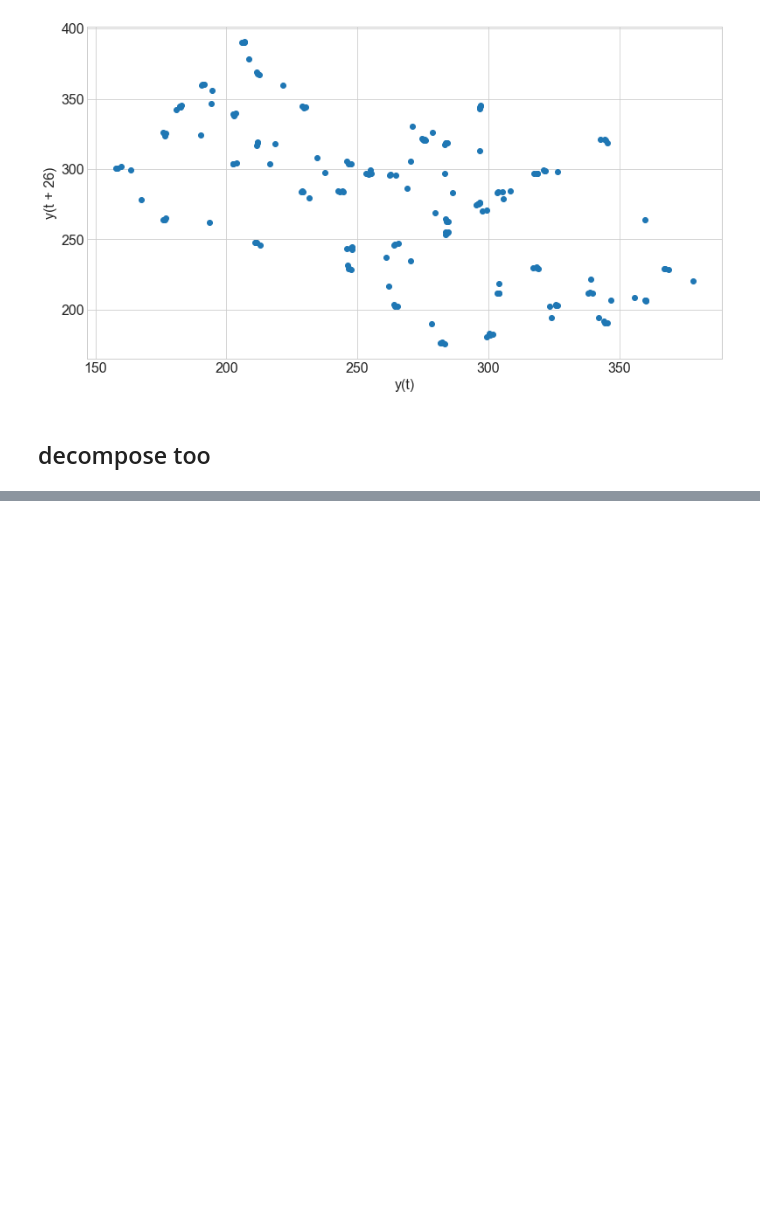
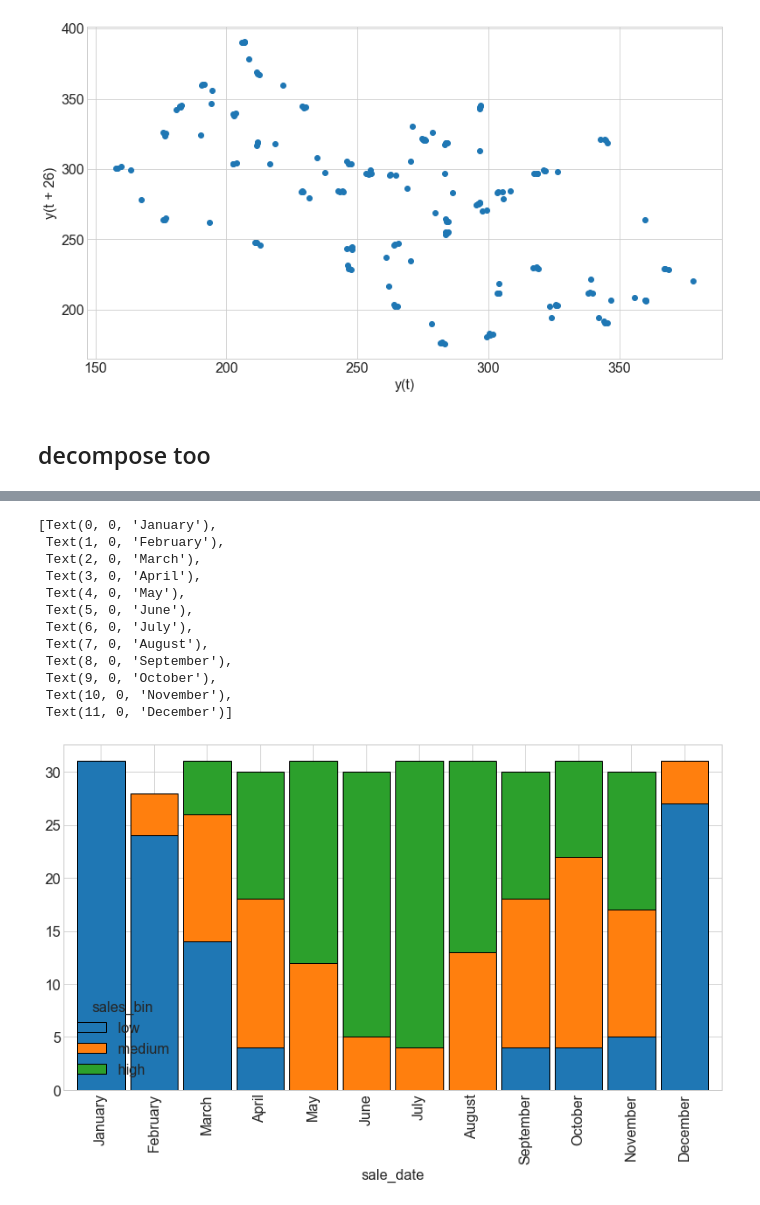
Before and after one commit to brianclements03/time_series_exercises, a Jupyter notebook: TSA_explore_exercises.ipynb, the cells around one changed output, grey strips where cells are left out. Saved outputs shown, nothing was run; the diff lists cells and outputs as text; code cells hidden in the pictures; blank space fills up the shorter version.

```diff
--- a/TSA_explore_exercises.ipynb
+++ b/TSA_explore_exercises.ipynb
@@ -498,0 +489,24 @@ ParserError: Unknown string format: (2015-01-31 00:00:00+00:00, low)
+# %%
+ax = (train['2015']
+ .groupby('sales_bin')
+ .resample('M')
+ .size()
+ .unstack(0)
+ .plot.bar(stacked=True, width=.9, ec='black')
+)
+labels = [pd.to_datetime(t.get_text()).strftime('%B') for t in ax.get_xticklabels()]
+ax.set_xticklabels(labels)
+# %% [output]
+[Text(0, 0, 'January'),
+ Text(1, 0, 'February'),
+ Text(2, 0, 'March'),
+ Text(3, 0, 'April'),
+ Text(4, 0, 'May'),
+ Text(5, 0, 'June'),
+ Text(6, 0, 'July'),
+ Text(7, 0, 'August'),
+ Text(8, 0, 'September'),
+ Text(9, 0, 'October'),
+ Text(10, 0, 'November'),
+ Text(11, 0, 'December')]
+[figure, added]
```
Also changed, not shown: parts of 15 cells of this notebook.
